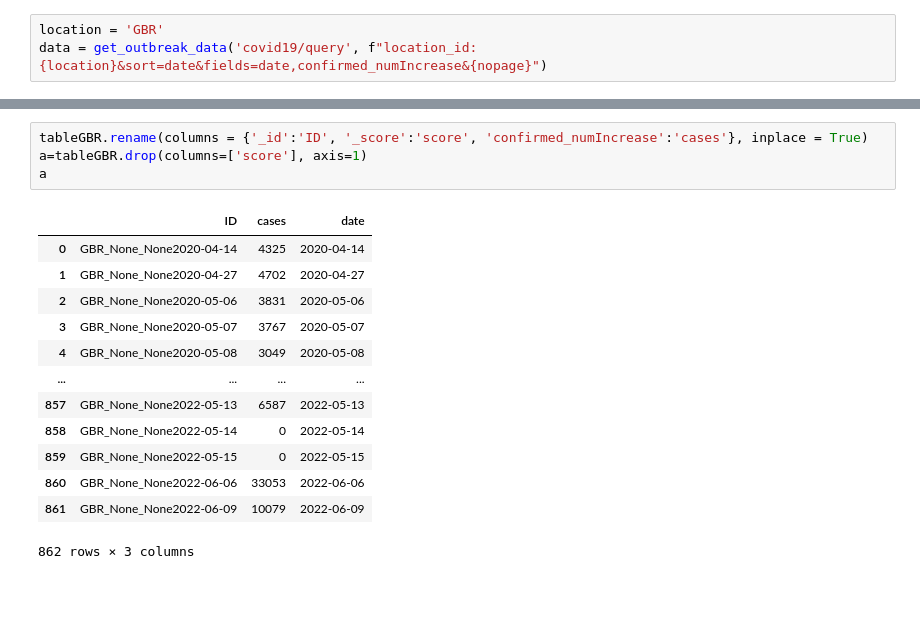
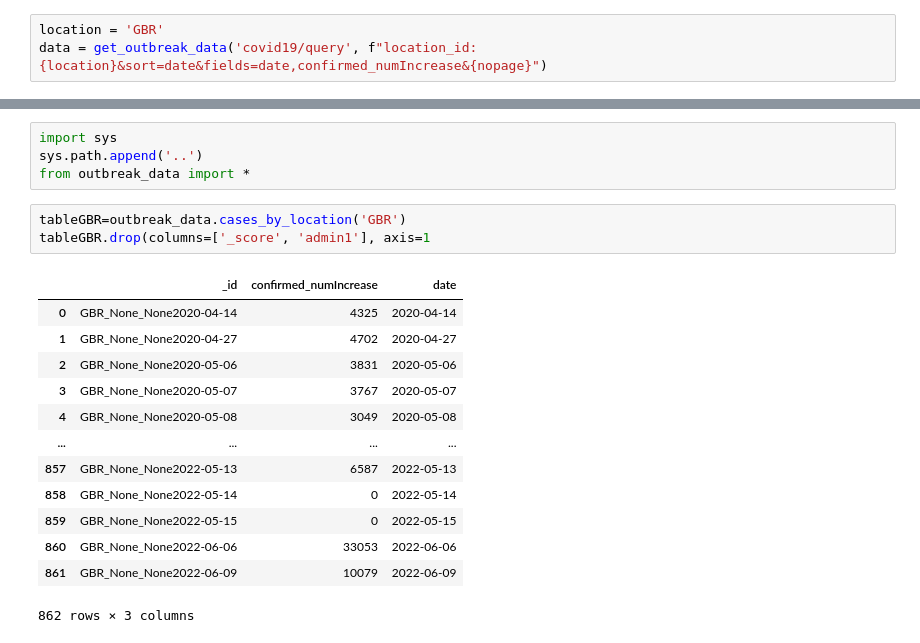
Before and after one commit to outbreak-info/python-outbreak-info, a Jupyter notebook: visualization_demos/gbrvis.ipynb, the cells around one changed output, grey strips where cells are left out. Saved outputs shown, nothing was run; the diff lists cells and outputs as text; blank space fills up the shorter version.

```diff
--- a/visualization_demos/gbrvis.ipynb
+++ b/visualization_demos/gbrvis.ipynb
@@ -35,19 +17,22 @@ tableGBR
-# %%
-tableGBR.rename(columns = {'_id':'ID', '_score':'score', 'confirmed_numIncrease':'cases'}, inplace = True)
-a=tableGBR.drop(columns=['score'], axis=1)
-a
-# %% [output]
-|  | ID | cases | date |
-| 0 | GBR_None_None2020-04-14 | 4325 | 2020-04-14 |
-| 1 | GBR_None_None2020-04-27 | 4702 | 2020-04-27 |
-| 2 | GBR_None_None2020-05-06 | 3831 | 2020-05-06 |
-| 3 | GBR_None_None2020-05-07 | 3767 | 2020-05-07 |
-| 4 | GBR_None_None2020-05-08 | 3049 | 2020-05-08 |
-| ... | ... | ... | ... |
-| 857 | GBR_None_None2022-05-13 | 6587 | 2022-05-13 |
-| 858 | GBR_None_None2022-05-14 | 0 | 2022-05-14 |
-| 859 | GBR_None_None2022-05-15 | 0 | 2022-05-15 |
-| 860 | GBR_None_None2022-06-06 | 33053 | 2022-06-06 |
-| 861 | GBR_None_None2022-06-09 | 10079 | 2022-06-09 |
-862 rows × 3 columns
+# %%
+import sys
+sys.path.append('..')
+from outbreak_data import *
+# %%
+tableGBR=outbreak_data.cases_by_location('GBR')
+tableGBR.drop(columns=['_score', 'admin1'], axis=1
+# %% [output]
+|  | _id | confirmed_numIncrease | date |
+| 0 | GBR_None_None2020-04-14 | 4325 | 2020-04-14 |
+| 1 | GBR_None_None2020-04-27 | 4702 | 2020-04-27 |
+| 2 | GBR_None_None2020-05-06 | 3831 | 2020-05-06 |
+| 3 | GBR_None_None2020-05-07 | 3767 | 2020-05-07 |
+| 4 | GBR_None_None2020-05-08 | 3049 | 2020-05-08 |
+| ... | ... | ... | ... |
+| 857 | GBR_None_None2022-05-13 | 6587 | 2022-05-13 |
+| 858 | GBR_None_None2022-05-14 | 0 | 2022-05-14 |
+| 859 | GBR_None_None2022-05-15 | 0 | 2022-05-15 |
+| 860 | GBR_None_None2022-06-06 | 33053 | 2022-06-06 |
+| 861 | GBR_None_None2022-06-09 | 10079 | 2022-06-09 |
+862 rows × 3 columns
 # %%
```
Also changed, not shown: parts of 5 cells of this notebook, 1 other file.
